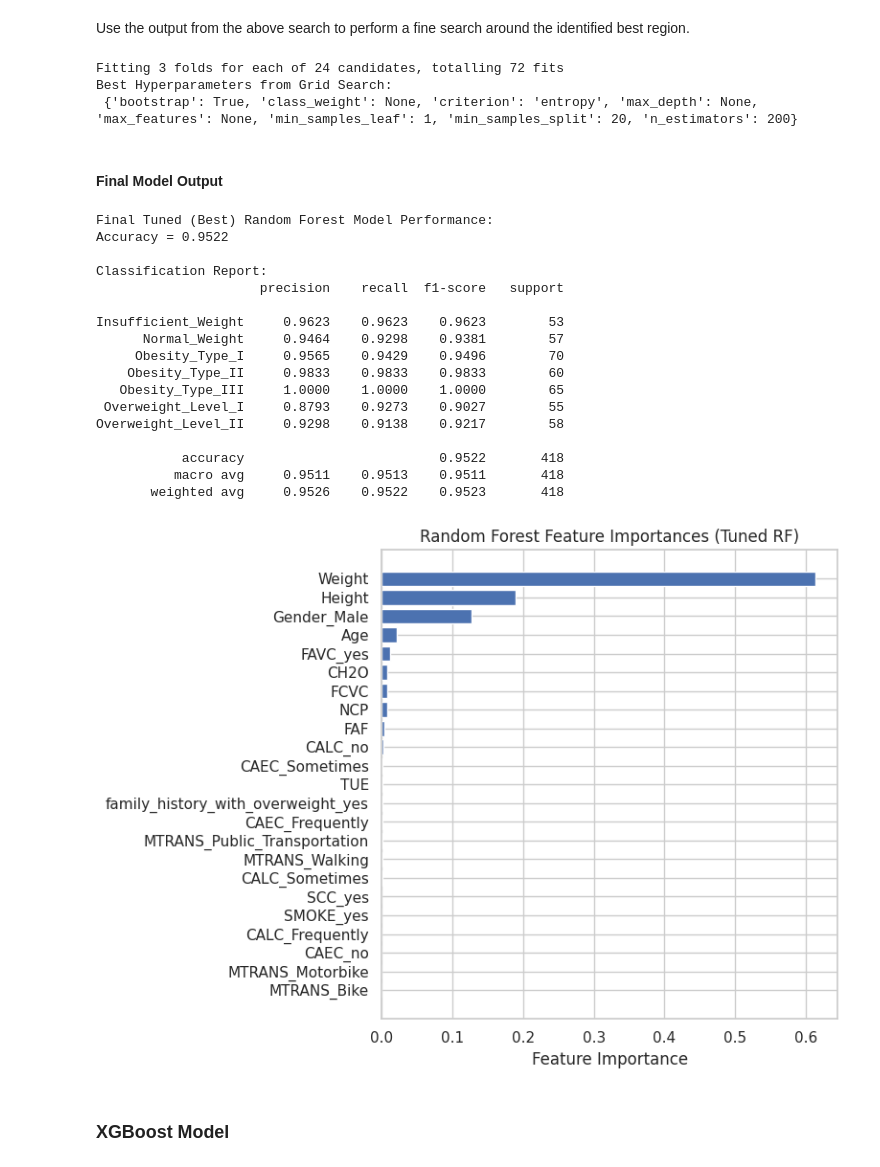
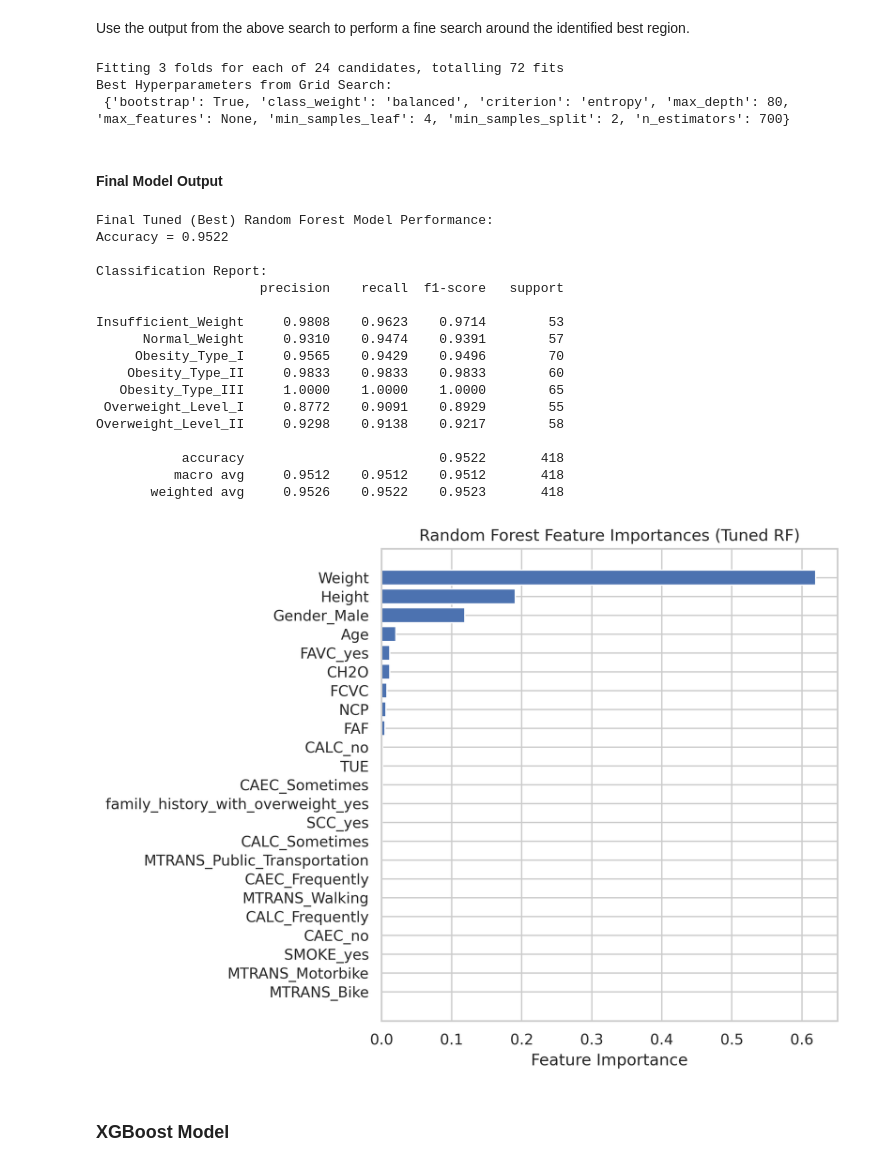
Before and after one commit to hassaanabbasi98/ProjectAAI-501-ObseityLevel-, a Jupyter notebook: full_analysis.ipynb, the cells around one changed output. Cells and saved outputs as stored; diff of their text form; code cells hidden in the pictures.

```diff
--- a/full_analysis.ipynb
+++ b/full_analysis.ipynb
@@ -649,7 +649,7 @@ param_options = {
 random_search = RandomizedSearchCV(
     baseline_rf,
     param_distributions = param_options,
-    n_iter = 40,
+    n_iter = 80,
     cv = 3,
     scoring = 'accuracy',
     random_state = 33,
@@ -733,7 +733,7 @@ print('Best Hyperparameters from Grid Search:\n', grid_search.best_params_)
 # %% [output]
 Fitting 3 folds for each of 24 candidates, totalling 72 fits
 Best Hyperparameters from Grid Search:
- {'bootstrap': True, 'class_weight': None, 'criterion': 'entropy', 'max_depth': None, 'max_features': None, 'min_samples_leaf': 1, 'min_samples_split': 20, 'n_estimators': 200}
+ {'bootstrap': True, 'class_weight': 'balanced', 'criterion': 'entropy', 'max_depth': 80, 'max_features': None, 'min_samples_leaf': 4, 'min_samples_split': 2, 'n_estimators': 700}
 # %% [markdown]
 #### Final Model Output
 # %%
@@ -757,36 +757,36 @@ Accuracy = 0.9522
 Classification Report:
                      precision    recall  f1-score   support
 
-Insufficient_Weight     0.9623    0.9623    0.9623        53
-      Normal_Weight     0.9464    0.9298    0.9381        57
+Insufficient_Weight     0.9808    0.9623    0.9714        53
+      Normal_Weight     0.9310    0.9474    0.9391        57
      Obesity_Type_I     0.9565    0.9429    0.9496        70
     Obesity_Type_II     0.9833    0.9833    0.9833        60
    Obesity_Type_III     1.0000    1.0000    1.0000        65
- Overweight_Level_I     0.8793    0.9273    0.9027        55
+ Overweight_Level_I     0.8772    0.9091    0.8929        55
 Overweight_Level_II     0.9298    0.9138    0.9217        58
 
            accuracy                         0.9522       418
-          macro avg     0.9511    0.9513    0.9511       418
+          macro avg     0.9512    0.9512    0.9512       418
        weighted avg     0.9526    0.9522    0.9523       418
 # %%
 ## create feature importance plot
 
 # build dataframe
 rf_importances = pd.DataFrame({
     'feature': rf_feature_names,
     'importance': final_rf.feature_importances_
 }).sort_values('importance', ascending = False)
 
 # plot
-plt.figure(figsize = (8, 6))
+plt.figure(figsize = (8, 6), dpi = 300)
 plt.barh(rf_importances['feature'], rf_importances['importance'])
 plt.xlabel('Feature Importance')
 plt.title('Random Forest Feature Importances (Tuned RF)')
 plt.gca().invert_yaxis()
 plt.tight_layout()
 plt.show()
 # %% [output]
-[figure, old version]
+[figure, new version]
 # %% [markdown]
 ### XGBoost Model
 # %% [markdown]
```
Also changed, not shown: parts of 5 cells of this notebook.
